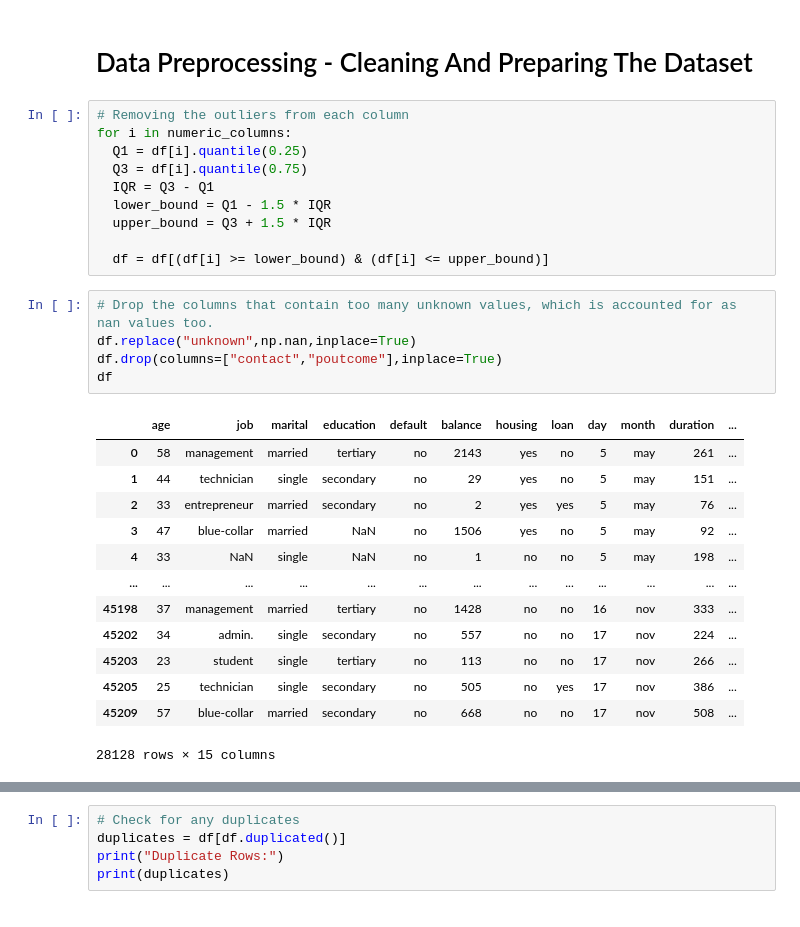
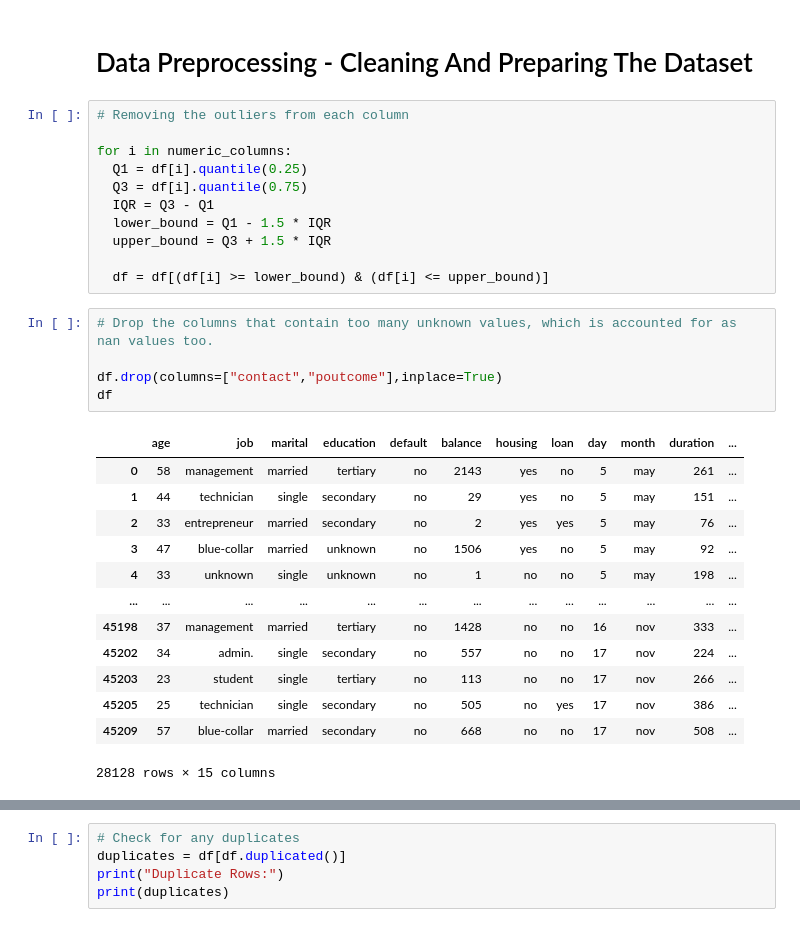
Before and after one commit to Muh-Ayyub/ML-Coursework, a Jupyter notebook: Machine_Learning_Coursework.ipynb, the cells around one changed output, grey strips where cells are left out. Drawn from its saved outputs; the diff is of its cells as text.

```diff
--- a/Machine_Learning_Coursework.ipynb
+++ b/Machine_Learning_Coursework.ipynb
@@ -174,6 +182,7 @@ for col in numeric_columns:
 # Data Preprocessing - Cleaning And Preparing The Dataset
 # %%
 # Removing the outliers from each column
+
 for i in numeric_columns:
   Q1 = df[i].quantile(0.25)
   Q3 = df[i].quantile(0.75)
@@ -184,16 +193,16 @@ for i in numeric_columns:
   df = df[(df[i] >= lower_bound) & (df[i] <= upper_bound)]
 # %%
 # Drop the columns that contain too many unknown values, which is accounted for as nan values too.
-df.replace("unknown",np.nan,inplace=True)
+
 df.drop(columns=["contact","poutcome"],inplace=True)
 df
 # %% [output]
 |  | age | job | marital | education | default | balance | housing | loan | day | month | duration | ... |
 | 0 | 58 | management | married | tertiary | no | 2143 | yes | no | 5 | may | 261 | ... |
 | 1 | 44 | technician | single | secondary | no | 29 | yes | no | 5 | may | 151 | ... |
 | 2 | 33 | entrepreneur | married | secondary | no | 2 | yes | yes | 5 | may | 76 | ... |
-| 3 | 47 | blue-collar | married | NaN | no | 1506 | yes | no | 5 | may | 92 | ... |
-| 4 | 33 | NaN | single | NaN | no | 1 | no | no | 5 | may | 198 | ... |
+| 3 | 47 | blue-collar | married | unknown | no | 1506 | yes | no | 5 | may | 92 | ... |
+| 4 | 33 | unknown | single | unknown | no | 1 | no | no | 5 | may | 198 | ... |
 | ... | ... | ... | ... | ... | ... | ... | ... | ... | ... | ... | ... | ... |
 | 45198 | 37 | management | married | tertiary | no | 1428 | no | no | 16 | nov | 333 | ... |
 | 45202 | 34 | admin. | single | secondary | no | 557 | no | no | 17 | nov | 224 | ... |
```
Also changed, not shown: parts of 9 cells of this notebook.
